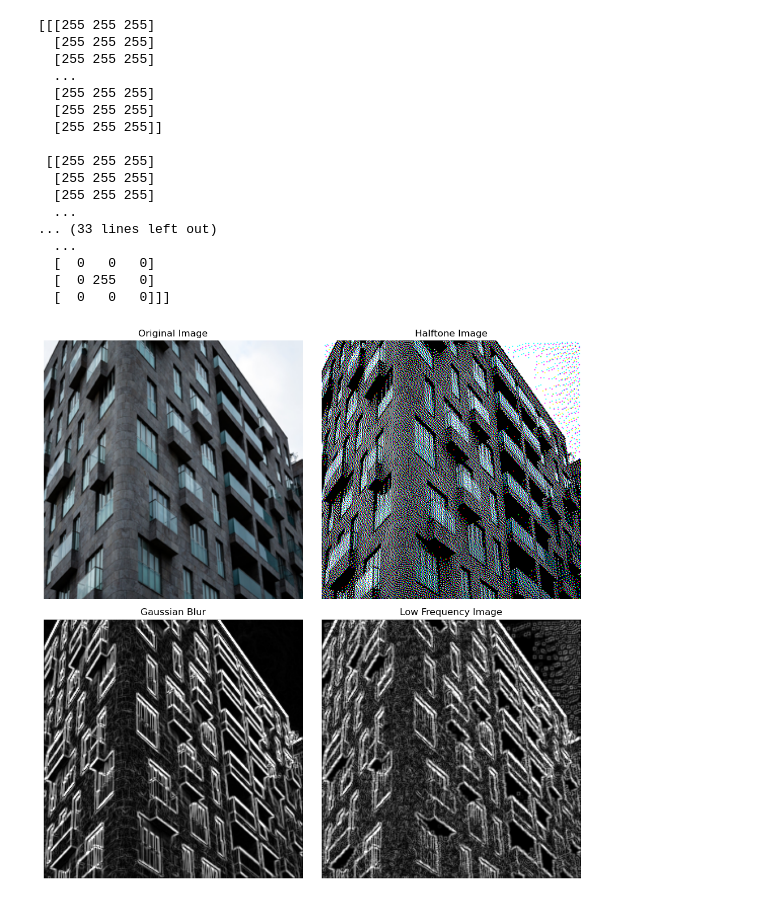
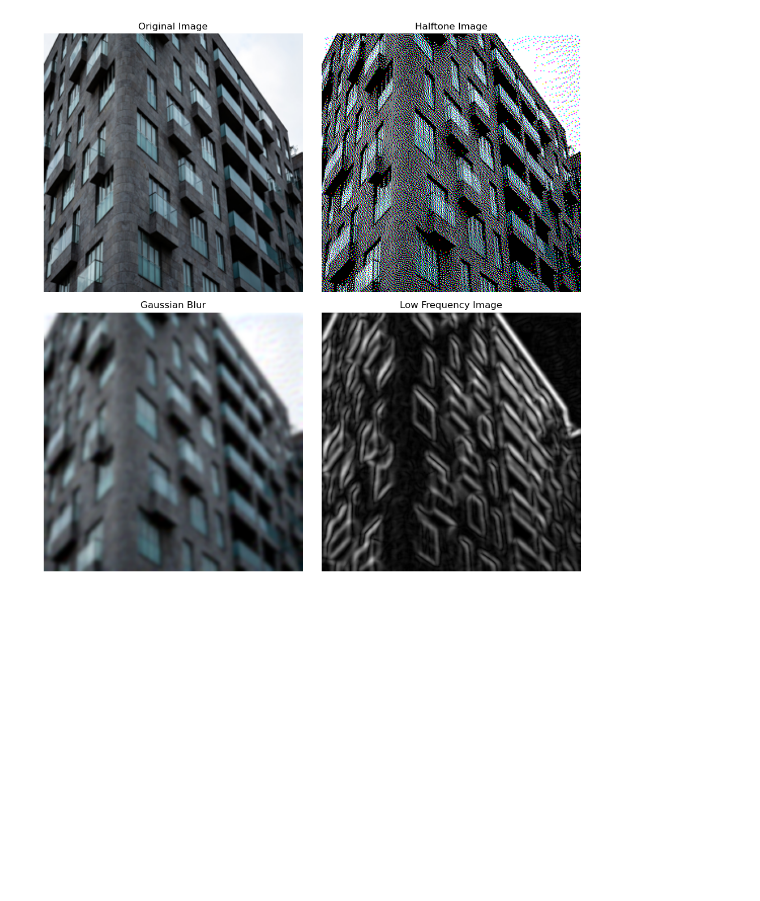
Before and after one commit to Kenny3Shen/DiffSo, a Jupyter notebook: DWT.ipynb, the cells around one changed output. Drawn from its saved outputs; the diff is of its cells as text; code cells hidden in the pictures; blank space fills up the shorter version.

Commit message:
update gaussian_filter parameters

```diff
--- a/DWT.ipynb
+++ b/DWT.ipynb
@@ -42,52 +42,35 @@ def halftone(img):
 def weightedSobel(img):
     img = cv2.cvtColor(img, cv2.COLOR_BGR2GRAY)
     img_sobel_x = cv2.Sobel(img, cv2.CV_64F, 1, 0, ksize=3)
     img_sobel_y = cv2.Sobel(img, cv2.CV_64F, 0, 1, ksize=3)
 
     img_sobel_x = cv2.convertScaleAbs(img_sobel_x)
     img_sobel_y = cv2.convertScaleAbs(img_sobel_y)
     img_sobel = cv2.addWeighted(img_sobel_x, 0.5, img_sobel_y, 0.5, 0)
     return img_sobel
 # 主处理流程
 img_path = '/home/shenss/python/dataset/Urban100/gt/img_001.png'
 
 # 读取和处理图像
 img = np.array(Image.open(img_path))
 img_wsobel = weightedSobel(img)
 img_ht = halftone(img)
-img_gauss = cv2.GaussianBlur(img_ht, (3, 3), 0)
-img_gauss_wsobel = weightedSobel(img_gauss)
-img_low_freq = remove_high_freq(img_ht, wavelet='haar', level=1)
+img_gauss = cv2.GaussianBlur(img_ht, (11, 11), 0)
+img_sobel = weightedSobel(img_gauss)
+img_low_freq = remove_high_freq(img_gauss, wavelet='haar', level=1)
 
 # 显示结果 - 修改为2x2布局
 plt.figure(figsize=(10, 10))
 titles = ['Original Image', 'Halftone Image', 'Gaussian Blur', 'Low Frequency Image']
-images = [img, img_ht, img_wsobel, img_gauss_wsobel]
+images = [img, img_ht, img_gauss, img_sobel]
 
 for i, (title, image) in enumerate(zip(titles, images)):
     plt.subplot(2, 2, i+1)
     plt.imshow(image, cmap='gray')
     plt.title(title)
     plt.axis('off')
 
 plt.tight_layout()
 plt.show()
 # %% [output]
-[[[255 255 255]
-  [255 255 255]
-  [255 255 255]
-  ...
-  [255 255 255]
-  [255 255 255]
-  [255 255 255]]
-
- [[255 255 255]
-  [255 255 255]
-  [255 255 255]
-  ...
-... (33 lines left out)
-  ...
-  [  0   0   0]
-  [  0 255   0]
-  [  0   0   0]]]
-[figure, old version]
+[figure, new version]
```
Also changed, not shown: 4 other files.
